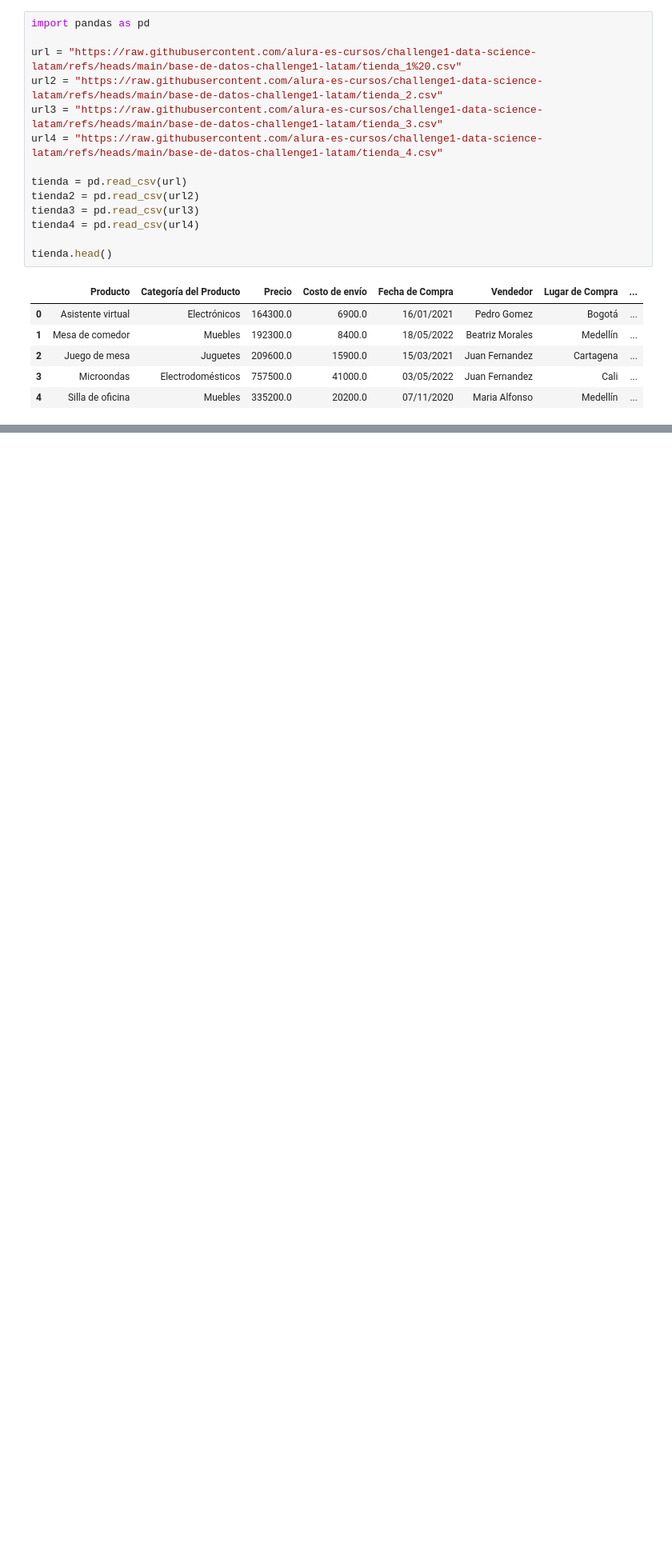
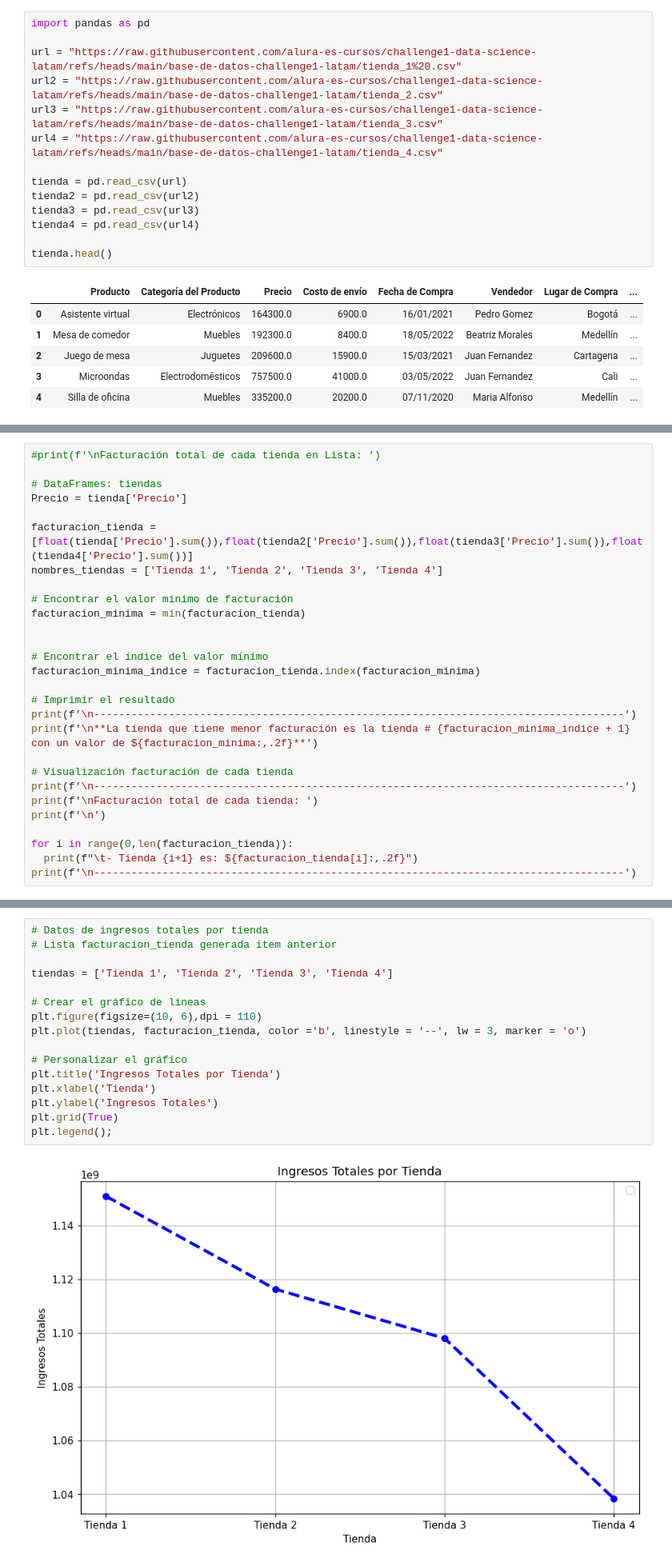
Before and after one commit to BibiTC/DS-challenge-modelado-datos-python, a Jupyter notebook: AluraStoreLatam.ipynb, the cells around one changed output, grey strips where cells are left out. Shown at 80% size. Drawn from its saved outputs; the diff is of its cells as text; blank space fills up the shorter version.

Commit message:
1. Análisis de Facturación

```diff
--- a/AluraStoreLatam.ipynb
+++ b/AluraStoreLatam.ipynb
@@ -29,0 +60,28 @@ tienda.head()
+# %%
+#print(f'\nFacturación total de cada tienda en Lista: ')
+
+# DataFrames: tiendas
+Precio = tienda['Precio']
+
+facturacion_tienda = [float(tienda['Precio'].sum()),float(tienda2['Precio'].sum()),float(tienda3['Precio'].sum()),float(tienda4['Precio'].sum())]
+nombres_tiendas = ['Tienda 1', 'Tienda 2', 'Tienda 3', 'Tienda 4']
+
+# Encontrar el valor mínimo de facturación
+facturacion_minima = min(facturacion_tienda)
+
+
+# Encontrar el índice del valor mínimo
+facturacion_minima_indice = facturacion_tienda.index(facturacion_minima)
+
+# Imprimir el resultado
+print(f'\n-------------------------------------------------------------------------------------')
+print(f'\n**La tienda que tiene menor facturación es la tienda # {facturacion_minima_indice + 1} con un valor de ${facturacion_minima:,.2f}**')
+
+# Visualización facturación de cada tienda
+print(f'\n-------------------------------------------------------------------------------------')
+print(f'\nFacturación total de cada tienda: ')
+print(f'\n')
+
+for i in range(0,len(facturacion_tienda)):
+  print(f"\t- Tienda {i+1} es: ${facturacion_tienda[i]:,.2f}")
+print(f'\n-------------------------------------------------------------------------------------')
@@ -29,0 +111,18 @@ tienda.head()
+# %%
+# Datos de ingresos totales por tienda
+# Lista facturacion_tienda generada item anterior
+
+tiendas = ['Tienda 1', 'Tienda 2', 'Tienda 3', 'Tienda 4']
+
+# Crear el gráfico de lineas
+plt.figure(figsize=(10, 6),dpi = 110)
+plt.plot(tiendas, facturacion_tienda, color ='b', linestyle = '--', lw = 3, marker = 'o')
+
+# Personalizar el gráfico
+plt.title('Ingresos Totales por Tienda')
+plt.xlabel('Tienda')
+plt.ylabel('Ingresos Totales')
+plt.grid(True)
+plt.legend();
+# %% [output]
+[figure, added]
```
Also changed, not shown: parts of 51 cells of this notebook.
